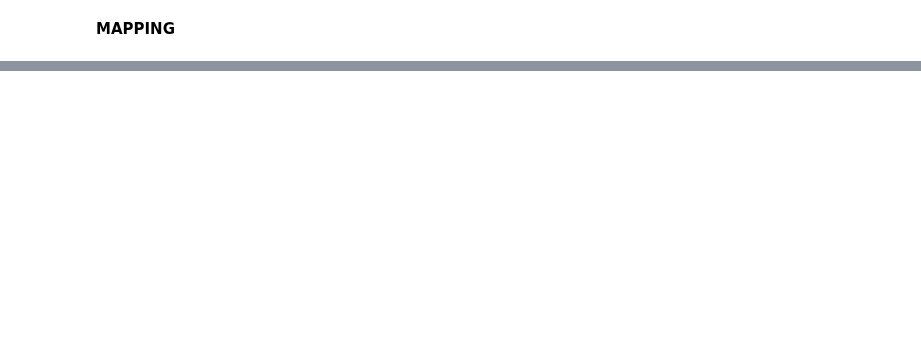
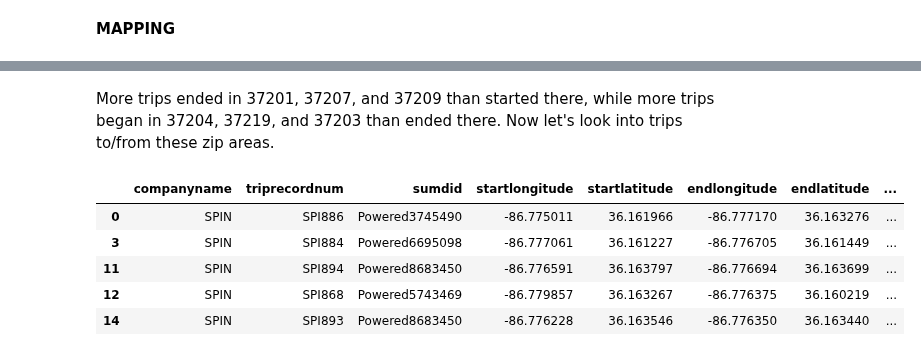
Before and after one commit to NSS-Data-Analytics-Cohort-10/scooters-group-6, a Jupyter notebook: notebooks/scooters.ipynb, the cells around one changed output, grey strips where cells are left out. Saved outputs shown, nothing was run; the diff lists cells and outputs as text; code cells hidden in the pictures; blank space fills up the shorter version.

```diff
--- a/notebooks/scooters.ipynb
+++ b/notebooks/scooters.ipynb
@@ -336,0 +309,18 @@ KeyError: 'start'
+# %% [markdown]
+More trips ended in 37201, 37207, and 37209 than started there, while more trips began in 37204, 37219, and 37203 than ended there. Now let's look into trips to/from these zip areas.
+# %%
+origin_destination_trips= trips[['companyname', 'triprecordnum', 'sumdid', 'startlongitude', 'startlatitude', 'endlongitude', 'endlatitude']]
+origin_trips_geo = gpd.GeoDataFrame(origin_destination_trips, crs= zipcodes.crs, geometry=gpd.points_from_xy(origin_destination_trips.endlongitude, origin_destination_trips.endlatitude))
+dest_trips_geo = gpd.GeoDataFrame(origin_destination_trips, crs= zipcodes.crs, geometry=gpd.points_from_xy(origin_destination_trips.startlongitude, origin_destination_trips.startlatitude))
+# %%
+origin_zip = gpd.sjoin(origin_trips_geo, zipcodes, predicate='within')
+destination_zip = gpd.sjoin(dest_trips_geo, zipcodes, predicate='within')
+# %%
+origin_zip.head()
+# %% [output]
+|  | companyname | triprecordnum | sumdid | startlongitude | startlatitude | endlongitude | endlatitude | ... |
+| 0 | SPIN | SPI886 | Powered3745490 | -86.775011 | 36.161966 | -86.777170 | 36.163276 | ... |
+| 3 | SPIN | SPI884 | Powered6695098 | -86.777061 | 36.161227 | -86.776705 | 36.161449 | ... |
+| 11 | SPIN | SPI894 | Powered8683450 | -86.776591 | 36.163797 | -86.776694 | 36.163699 | ... |
+| 12 | SPIN | SPI868 | Powered5743469 | -86.779857 | 36.163267 | -86.776375 | 36.160219 | ... |
+| 14 | SPIN | SPI893 | Powered8683450 | -86.776228 | 36.163546 | -86.776350 | 36.163440 | ... |
```
Also changed, not shown: parts of 15 cells of this notebook, 5 other files.
